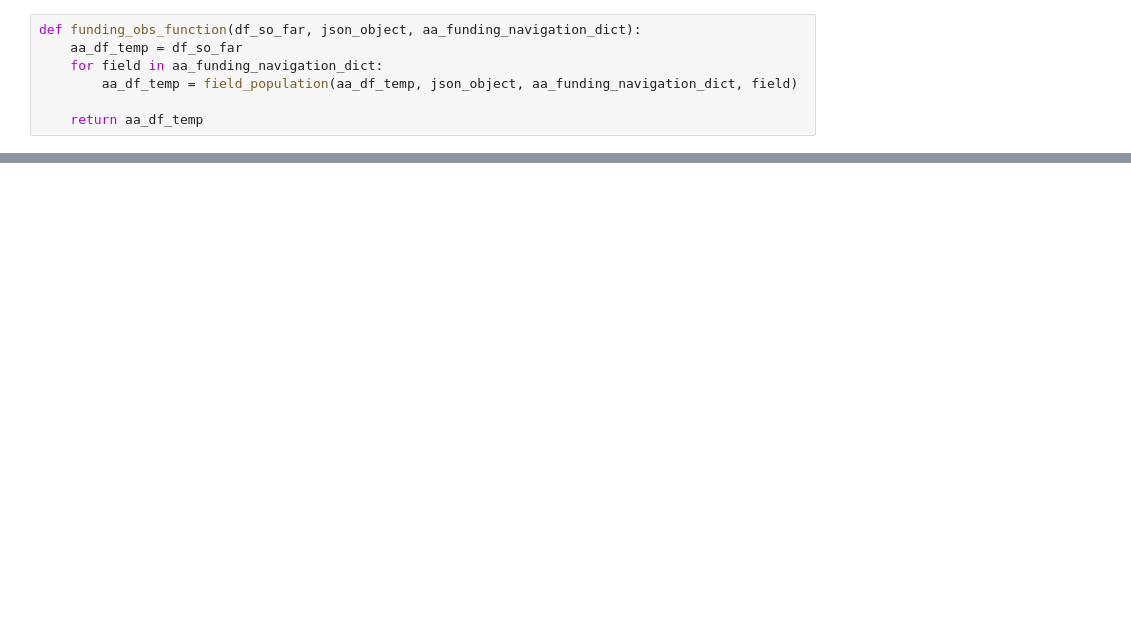
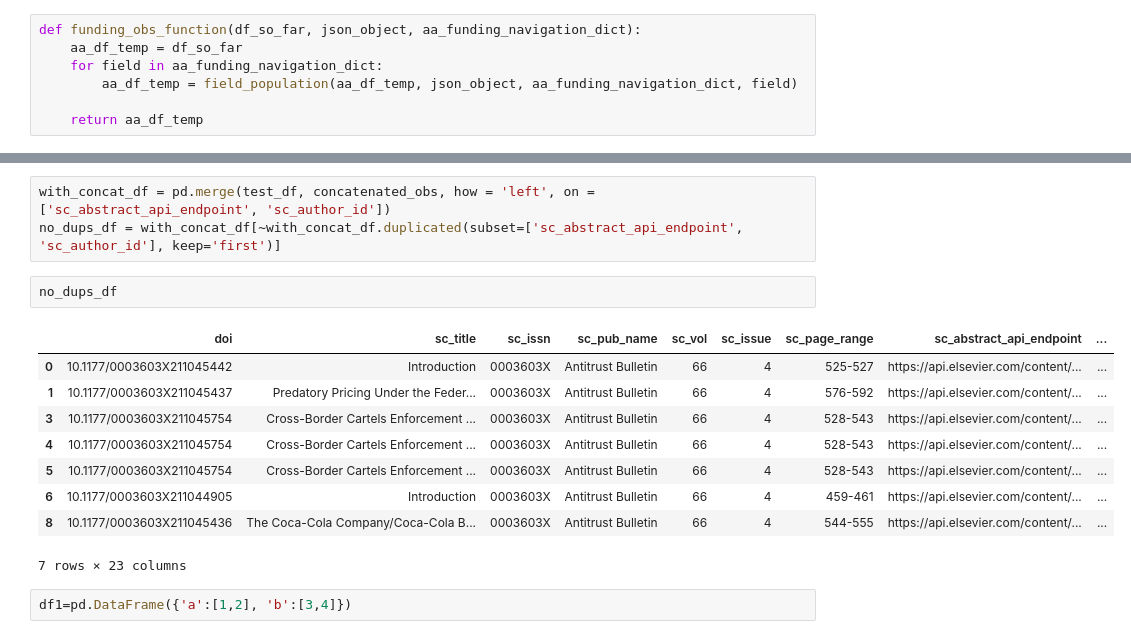
Before and after one commit to joshuaylevy/ioCapture, a Jupyter notebook: 00_Scraping/scopus_read.ipynb, the cells around one changed output, grey strips where cells are left out. Saved outputs shown, nothing was run; the diff lists cells and outputs as text; blank space fills up the shorter version.

```diff
--- a/00_Scraping/scopus_read.ipynb
+++ b/00_Scraping/scopus_read.ipynb
@@ -637,0 +702,17 @@ abstract_test.headers
+# %%
+with_concat_df = pd.merge(test_df, concatenated_obs, how = 'left', on = ['sc_abstract_api_endpoint', 'sc_author_id'])
+no_dups_df = with_concat_df[~with_concat_df.duplicated(subset=['sc_abstract_api_endpoint', 'sc_author_id'], keep='first')]
+# %%
+no_dups_df
+# %% [output]
+|  | doi | sc_title | sc_issn | sc_pub_name | sc_vol | sc_issue | sc_page_range | sc_abstract_api_endpoint | ... |
+| 0 | 10.1177/0003603X211045442 | Introduction | 0003603X | Antitrust Bulletin | 66 | 4 | 525-527 | https://api.elsevier.com/content/... | ... |
+| 1 | 10.1177/0003603X211045437 | Predatory Pricing Under the Feder... | 0003603X | Antitrust Bulletin | 66 | 4 | 576-592 | https://api.elsevier.com/content/... | ... |
+| 3 | 10.1177/0003603X211045754 | Cross-Border Cartels Enforcement ... | 0003603X | Antitrust Bulletin | 66 | 4 | 528-543 | https://api.elsevier.com/content/... | ... |
+| 4 | 10.1177/0003603X211045754 | Cross-Border Cartels Enforcement ... | 0003603X | Antitrust Bulletin | 66 | 4 | 528-543 | https://api.elsevier.com/content/... | ... |
+| 5 | 10.1177/0003603X211045754 | Cross-Border Cartels Enforcement ... | 0003603X | Antitrust Bulletin | 66 | 4 | 528-543 | https://api.elsevier.com/content/... | ... |
+| 6 | 10.1177/0003603X211044905 | Introduction | 0003603X | Antitrust Bulletin | 66 | 4 | 459-461 | https://api.elsevier.com/content/... | ... |
+| 8 | 10.1177/0003603X211045436 | The Coca-Cola Company/Coca-Cola B... | 0003603X | Antitrust Bulletin | 66 | 4 | 544-555 | https://api.elsevier.com/content/... | ... |
+7 rows × 23 columns
+# %%
+df1=pd.DataFrame({'a':[1,2], 'b':[3,4]})
```
Also changed, not shown: parts of 10 cells of this notebook.
